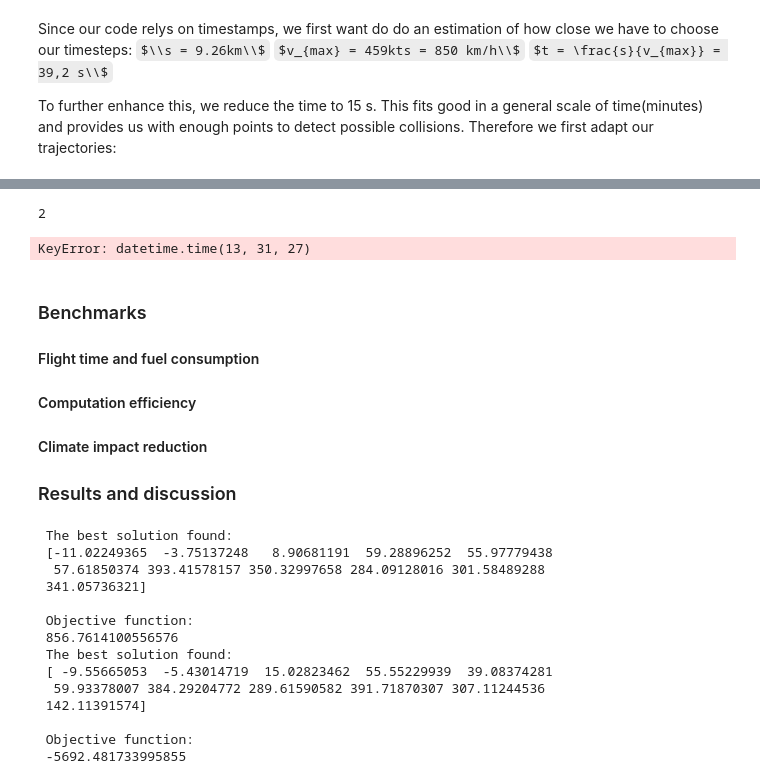
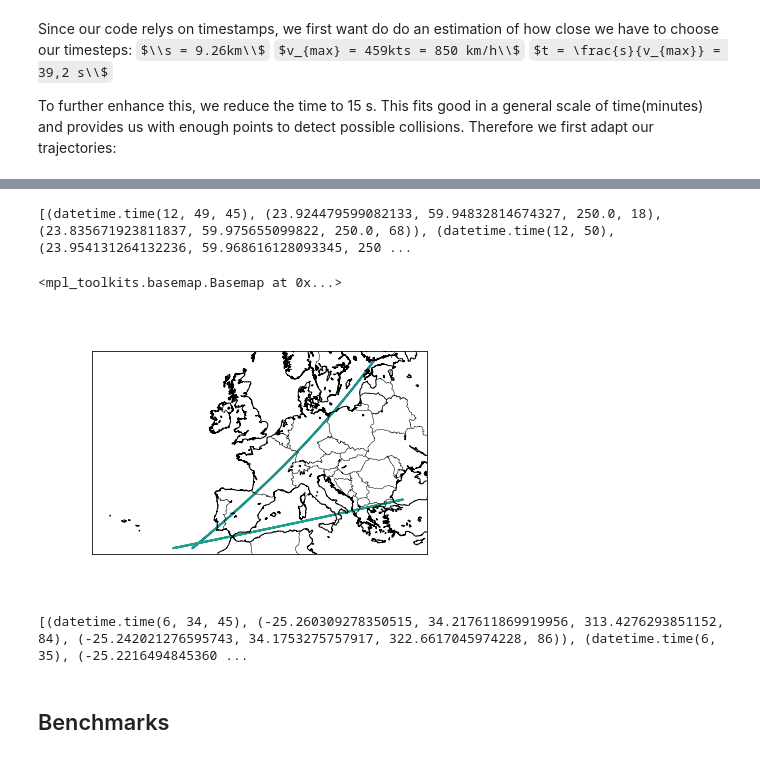
Before and after one commit to fjelljenta/Quantum-Challenge, a Jupyter notebook: Quantimize.ipynb, the cells around one changed output, grey strips where cells are left out. Drawn from its saved outputs; the diff is of its cells as text; code cells hidden in the pictures; some formulas as TeX source.

Commit message:
Benchmarking

```diff
--- a/Quantimize.ipynb
+++ b/Quantimize.ipynb
@@ -173,11 +243,18 @@ $t = \frac{s}{v_{max}} = 39,2 s\\$
 To further enhance this, we reduce the time to 15 s. This fits good in a general scale of time(minutes) and provides us with enough points to detect possible collisions. Therefore we first adapt our trajectories:
 # %%
 import quantimize.air_security as air_safety
+flights= [i for i in range(100)]
+flights.remove(41)
+trajectory_sls = []
+trajectory_ga = []
+for i in flights:
+    if i != 41:
+        trajectory_sls.append(classic_solution.straight_line_solution(i, 15))
+        report, solution, trajectory_ga_tmp = classic_solution.genetic_algorithm_solution(i, 15)
+        trajectory_ga.append(trajectory_ga_tmp)
 
-trajectory_sls = classic_solution.straight_line_solution(2, 15)
-report, solution, trajectory_ga = classic_solution.genetic_algorithm_solution(21, 15)
-cost_sls = classic_solution.compute_cost(trajectory_sls)
-cost_ga = classic_solution.compute_cost(trajectory_ga)
-print(cost_sls, cost_ga)
+#cost_sls = classic_solution.compute_cost(trajectory_sls)
+#cost_ga = classic_solution.compute_cost(trajectory_ga)
+#print(cost_sls, cost_ga)
 # %% [output]
  The best solution found:
@@ -191,12 +277,12 @@ print(cost_sls, cost_ga)
 # %%
-air_safety.radius_control(trajectory_ga)
-air_safety.check_safety([trajectory_sls, trajectory_ga], 15)
+print(air_safety.check_safety(trajectory_sls, 15))
 # %% [output]
-2
+[(datetime.time(12, 49, 45), (23.924479599082133, 59.94832814674327, 250.0, 18), (23.835671923811837, 59.975655099822, 250.0, 68)), (datetime.time(12, 50), (23.954131264132236, 59.968616128093345, 250 ...
-KeyError: datetime.time(13, 31, 27)
-# %% [markdown]
-### Benchmarks
-#### Flight time and fuel consumption
-#### Computation efficiency
-#### Climate impact reduction
-### Results and discussion
+# %%
+%matplotlib widget
+map = vs.make_map()
+vs.scatter_flight_path_on_map(map, trajectory_sls[18])
+vs.scatter_flight_path_on_map(map, trajectory_sls[68])
+# %% [output]
+<mpl_toolkits.basemap.Basemap at 0x...>
+[figure, added]
@@ -203,22 +293,9 @@ KeyError: datetime.time(13, 31, 27)
+# %%
+safety_errors_ga = air_safety.check_safety(trajectory_ga, 15)
+# %% [output]
+[(datetime.time(6, 34, 45), (-25.260309278350515, 34.217611869919956, 313.4276293851152, 84), (-25.242021276595743, 34.1753275757917, 322.6617045974228, 86)), (datetime.time(6, 35), (-25.2216494845360 ...
+# %% [markdown]
+## Benchmarks
 # %%
 import quantimize.benchmarking.toolbox as bt
 import quantimize.benchmarking.benchmarking as bb
-# %%
-cost_comp_sl, trajectory_sl= bb.average_computation_time(bt.sl_for_benchmarking, flights=range(2))
-cost_comp_ga, trajectory_ga= bb.average_computation_time(bt.ga_for_benchmarking, flights=range(2))
-cost_comp_qga, trajectory_qga= bb.average_computation_time(bt.qga_for_benchmarking, flights=range(2))
-# %% [output]
- The best solution found:
- [-11.02249365  -3.75137248   8.90681191  59.28896252  55.97779438
-  57.61850374 393.41578157 350.32997658 284.09128016 301.58489288
- 341.05736321]
-
- Objective function:
- 856.7614100556576
- The best solution found:
- [ -9.55665053  -5.43014719  15.02823462  55.55229939  39.08374281
-  59.93378007 384.29204772 289.61590582 391.71870307 307.11244536
- 142.11391574]
-
- Objective function:
- -5692.481733995855
```
Also changed, not shown: parts of 30 cells of this notebook, 3 other files.
